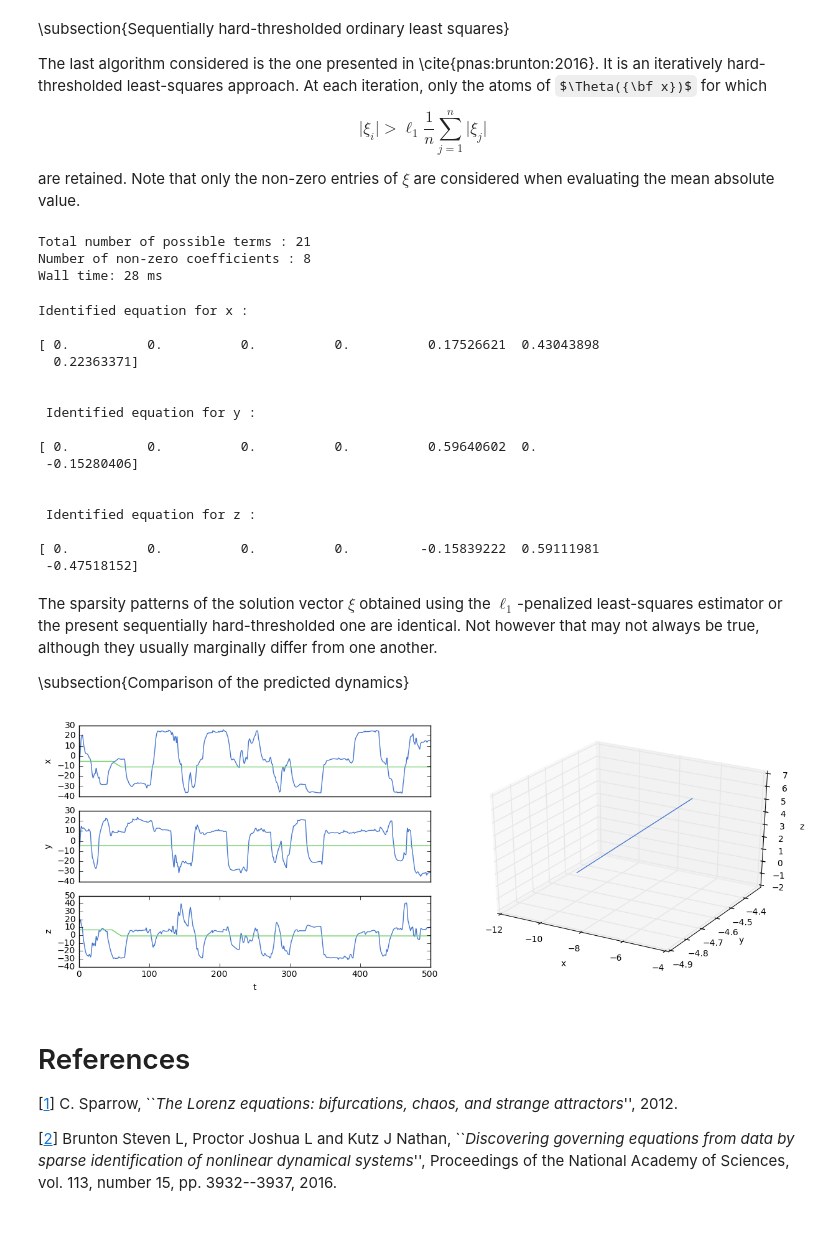
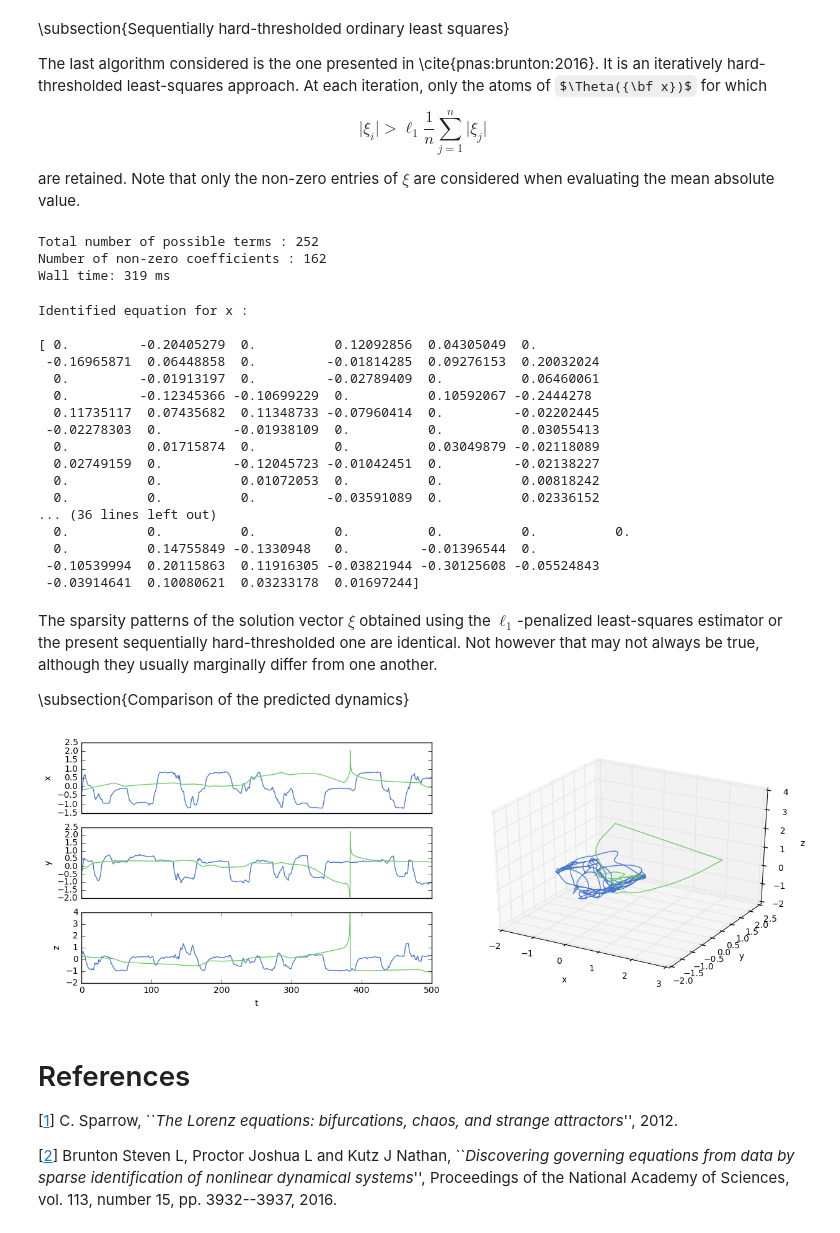
Before and after one commit to elbertgong/am108-final-project, a Jupyter notebook: SINDy/examples/Lorenz/SINDy-EG-0420.ipynb, the cells around one changed output. Cells and saved outputs as stored; diff of their text form; code cells hidden in the pictures; some formulas as TeX source.

Commit message:
i'm ready to give up on sindy

```diff
--- a/SINDy/examples/Lorenz/SINDy-EG-0420.ipynb
+++ b/SINDy/examples/Lorenz/SINDy-EG-0420.ipynb
@@ -110,6 +110,13 @@ fulldata = pd.read_csv("../../../rnndata/erictour.csv", header = None).values
 x = fulldata
 inputs = pd.read_csv("../../../rnndata/ericinputs.csv", header = None).values # 4-22 new
 # x = np.hstack([x,inputs])
+
+# weirdness
+f = lambda q: np.sqrt(np.sum(np.power(q,2)))
+j = np.average(np.apply_along_axis(f,1,x))
+x /= j
+# np.average(np.apply_along_axis(f,1,x))
+
 dx = np.gradient(x)
 dx = dx[0]
 
@@ -184,10 +191,11 @@ The scikit-learn package provides useful utilities functions to construct such d
 # %%
 # --> Creation of the library Theta.
 from sklearn.preprocessing import PolynomialFeatures
-library = PolynomialFeatures(degree=1, include_bias=True) # too scared
+library = PolynomialFeatures(degree=3, include_bias=True) # too scared
 # library.get_feature_names() or get_params()
+
 x = np.hstack([x,inputs])
-Theta = library.fit_transform(x) # timesteps (320) by num_features (56) (or 59 lol)
+Theta = library.fit_transform(np.exp(x)) # timesteps (320) by num_features (56) (or 59 lol)
 # Theta = np.hstack([Theta,inputs]) # modified here to throw in inputs
 n_lib = library.n_output_features_ # +3
 # Ok I'm basically tacking on the inputs as a linear term. But that's a simplification
@@ -338,16 +333,16 @@ are retained. Note that only the non-zero entries of $\xi$ are considered when e
 %%time
 # --> Sequentially hard-thresholded estimator.
 from sparse_identification import sindy
-shols = sindy(l1=0.2, solver='lstsq')
+shols = sindy(l1=0.1, solver='lstsq')
 
 # --> Fit the OLS model.
 shols.fit(A, b)
 print 'Total number of possible terms :', shols.coef_.size
 print 'Number of non-zero coefficients :', np.count_nonzero(shols.coef_)
 # %% [output]
-Total number of possible terms : 21
-Number of non-zero coefficients : 8
-Wall time: 28 ms
+Total number of possible terms : 252
+Number of non-zero coefficients : 162
+Wall time: 319 ms
 # %%
 # --> Print on-screen the coefficients of the SH-OLS estimator.
 
@@ -360,20 +355,21 @@ print shols.coef_[2*n_lib:3*n_lib]
 # %% [output]
 Identified equation for x :
 
-[ 0.          0.          0.          0.          0.17526621  0.43043898
-  0.22363371]
-
-
- Identified equation for y :
-
-[ 0.          0.          0.          0.          0.59640602  0.
- -0.15280406]
-
-
- Identified equation for z :
-
-[ 0.          0.          0.          0.         -0.15839222  0.59111981
- -0.47518152]
+[ 0.         -0.20405279  0.          0.12092856  0.04305049  0.
+ -0.16965871  0.06448858  0.         -0.01814285  0.09276153  0.20032024
+  0.         -0.01913197  0.         -0.02789409  0.          0.06460061
+  0.         -0.12345366 -0.10699229  0.          0.10592067 -0.2444278
+  0.11735117  0.07435682  0.11348733 -0.07960414  0.         -0.02202445
+ -0.02278303  0.         -0.01938109  0.          0.          0.03055413
+  0.          0.01715874  0.          0.          0.03049879 -0.02118089
+  0.02749159  0.         -0.12045723 -0.01042451  0.         -0.02138227
+  0.          0.          0.01072053  0.          0.          0.00818242
+  0.          0.          0.         -0.03591089  0.          0.02336152
+... (36 lines left out)
+  0.          0.          0.          0.          0.          0.          0.
+  0.          0.14755849 -0.1330948   0.         -0.01396544  0.
+ -0.10539994  0.20115863  0.11916305 -0.03821944 -0.30125608 -0.05524843
+ -0.03914641  0.10080621  0.03233178  0.01697244]
 # %% [markdown]
 The sparsity patterns of the solution vector $\xi$ obtained using the $\ell_1$-penalized least-squares estimator or the present sequentially hard-thresholded one are identical. Not however that may not always be true, although they usually marginally differ from one another.
 
@@ -415,9 +411,11 @@ def Identified_Model(y, t, library, estimator) :
     '''
 
     dy = np.zeros_like(y)
+    # print(y,t)
+    # y = y/np.linalg.norm(y)
+    y = np.hstack([y.reshape(1,-1),inputs[int(t)].reshape(1,-1)])
 
-    y = np.hstack([y.reshape(1,-1),inputs[int(t)].reshape(1,-1)])
-    lib = library.fit_transform(y) # 1,56
+    lib = library.fit_transform(np.exp(y)) # 1,56
     # inp = inputs[int(t)].reshape(1,-1)
     # lib = np.hstack([lib,inp]) # 1,59. this assumes inputs[t] corresponds to time t (not true for small time increments)
     Theta = block_diag(lib, lib, lib)
@@ -445,35 +443,35 @@ ax0.set_ylabel('x')
 ax0.set_xticks([])
 # ax0.set_xlim(0, 20)
 
 ax1 = fig.add_subplot(gs[1, :3])
 ax1.plot(t, x[:, 1])
 # ax1.plot(t, x_ols[:, 1])
 ax1.plot(t, x_shols[:, 1])
 ax1.set_ylabel('y')
 ax1.set_xticks([])
 # ax1.set_xlim(0, 20)
 
 ax2 = fig.add_subplot(gs[2, :3])
 ax2.plot(t, x[:, 2])
 # ax2.plot(t, x_ols[:, 2])
 ax2.plot(t, x_shols[:, 2])
 ax2.set_ylabel('z')
 ax2.set_xlabel('t')
 # ax2.set_xlim(0, 20)
 
 ax3 = fig.add_subplot(gs[:, 3:], projection='3d')
-# ax3.plot(x[:, 0], x[:, 1], x[:, 2])
+ax3.plot(x[:, 0], x[:, 1], x[:, 2])
 # ax3.plot(x_ols[:, 0], x_ols[:, 1], x_ols[:, 2])
 ax3.plot(x_shols[:, 0], x_shols[:, 1], x_shols[:, 2])
 ax3.set_xlabel('x', labelpad=10)
 ax3.set_ylabel('y')
 ax3.set_zlabel('z')
 ax3.locator_params(axis='x', nbins=5)
 
 # figcaption('(Left) Time-traces of the different state variables and (right) corresponding trajectories in the three-dimensional phase space. \
 #             In all figures, blue lines denote the ground truth evolution, while green and red are the predictions of the OLS and SH-OLS models.')
 # %% [output]
-[figure, old version]
+[figure, new version]
 # %% [markdown]
 # References
 
```
Also changed, not shown: parts of 7 cells of this notebook.
